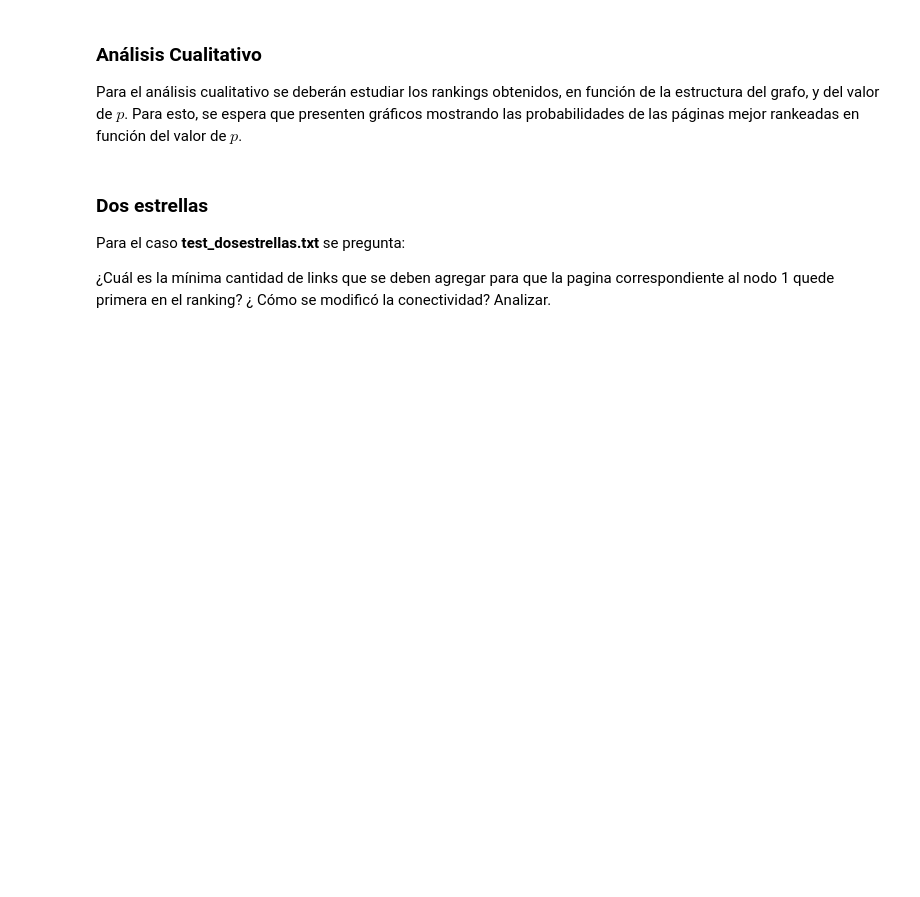
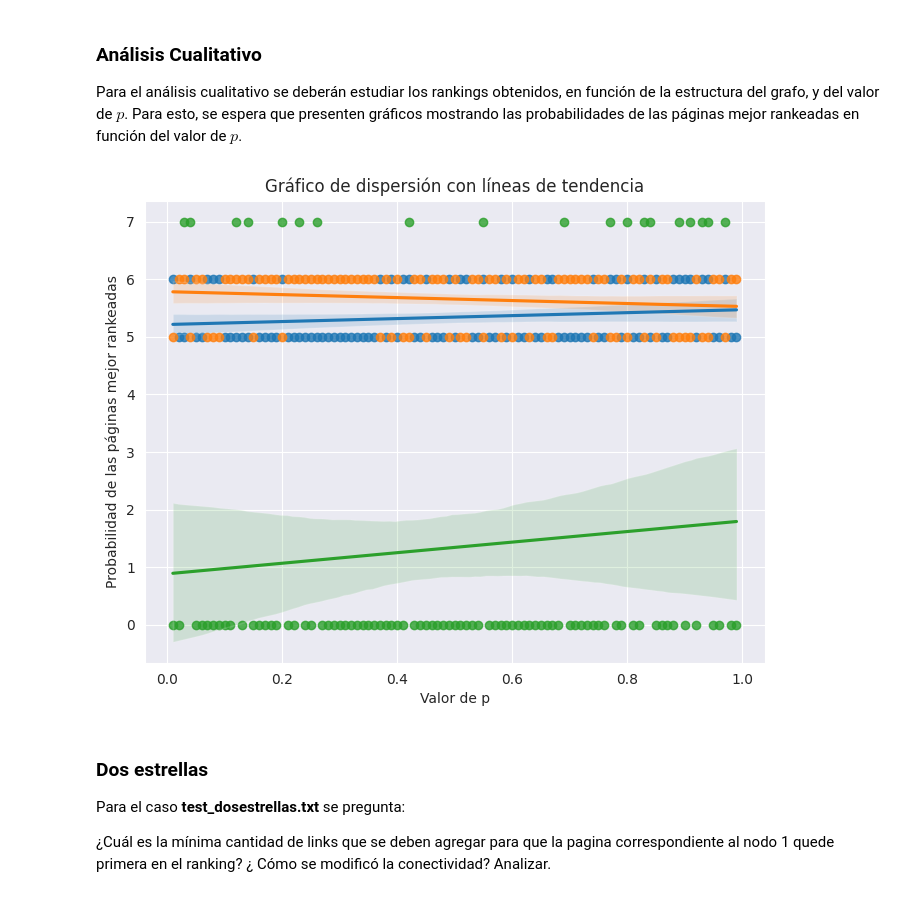
Before and after one commit to lmendezayl/uba-alc, a Jupyter notebook: Recursos TP1-20240502/template-alumnos/template-alumnos/grupo_Mendez_Busso_TP1.ipynb, the cells around one changed output. Saved outputs shown, nothing was run; the diff lists cells and outputs as text; code cells hidden in the pictures; blank space fills up the shorter version.

```diff
--- a/Recursos TP1-20240502/template-alumnos/template-alumnos/grupo_Mendez_Busso_TP1.ipynb
+++ b/Recursos TP1-20240502/template-alumnos/template-alumnos/grupo_Mendez_Busso_TP1.ipynb
@@ -225,6 +257,51 @@ graficarDensidad_2()
 ### Análisis Cualitativo
 
 Para el análisis cualitativo se deberán estudiar los rankings obtenidos, en función de la estructura del grafo, y del valor de $p$. Para esto, se espera que presenten gráficos mostrando las probabilidades de las páginas mejor rankeadas en función del valor de $p$.
+# %%
+def calculoProbabilidadesRanking(W):
+    lista_top1 = []
+    lista_top2 = []
+    lista_top3 = []
+    valores_p = np.linspace(0.01, 0.99, 99)
+
+    for p in valores_p:
+        ranking, scr =  calcularRanking(W, p)
+        lista_top1.append(ranking[0])
+        lista_top2.append(ranking[1])
+        lista_top3.append(ranking[2])
+
+    return lista_top1, lista_top2, lista_top3
+# %%
+def graficarProbabilidadesRanking():
+    """
+    Crea un gráfico de dispersión con líneas de contorno para visualizar la relación entre
+    el valor de p y las probabilidades de las páginas mejor rankeadas.
+
+    Argumentos:
+    - p_values: Una secuencia de valores de p.
+    - probabilidades: Una secuencia de probabilidades de las páginas mejor rankeadas correspondientes a los valores de p.
+    """
+    archivo_test = '/home/tiagobusso/Documentos/tp-alc/Recursos TP1-20240502/template-alumnos/template-alumnos/tests/test_dosestrellas.txt'
+    W = leer_archivo(archivo_test)
+    lista_top1, lista_top2, lista_top3 = calculoProbabilidadesRanking(W)
+    valores_p = np.linspace(0.01, 0.99, 99)
+
+    # Crear el gráfico de dispersión con líneas de contorno
+    sns.set_style(style="darkgrid")
+    plt.figure(figsize=(8, 6))
+    # sns.plot(x=probabilidades, y=ranking, color='blue', scatter_kws={'s': 50}, line_kws={'color': 'yellow', 'linewidth': 2})
+    sns.regplot(x=valores_p, y=lista_top1)
+    sns.regplot(x=valores_p, y=lista_top2)
+    sns.regplot(x=valores_p, y=lista_top3)
+
+    plt.xlabel('Valor de p')
+    plt.ylabel('Probabilidad de las páginas mejor rankeadas')
+    plt.title('Gráfico de dispersión con líneas de tendencia')
+    plt.show()
+
+graficarProbabilidadesRanking()
+# %% [output]
+[figure, added]
 # %% [markdown]
 ### Dos estrellas
 
```
Also changed, not shown: parts of 8 cells of this notebook.
